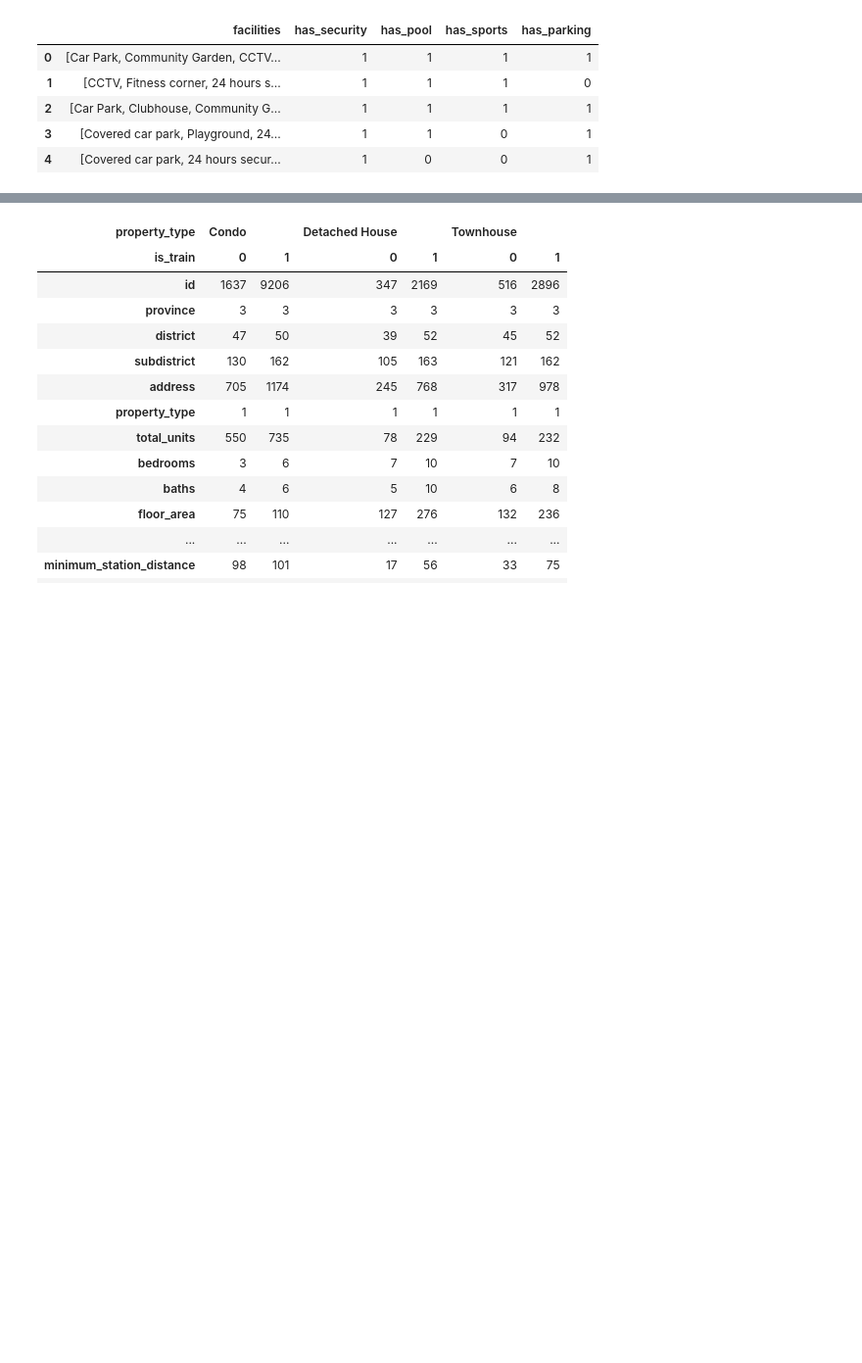
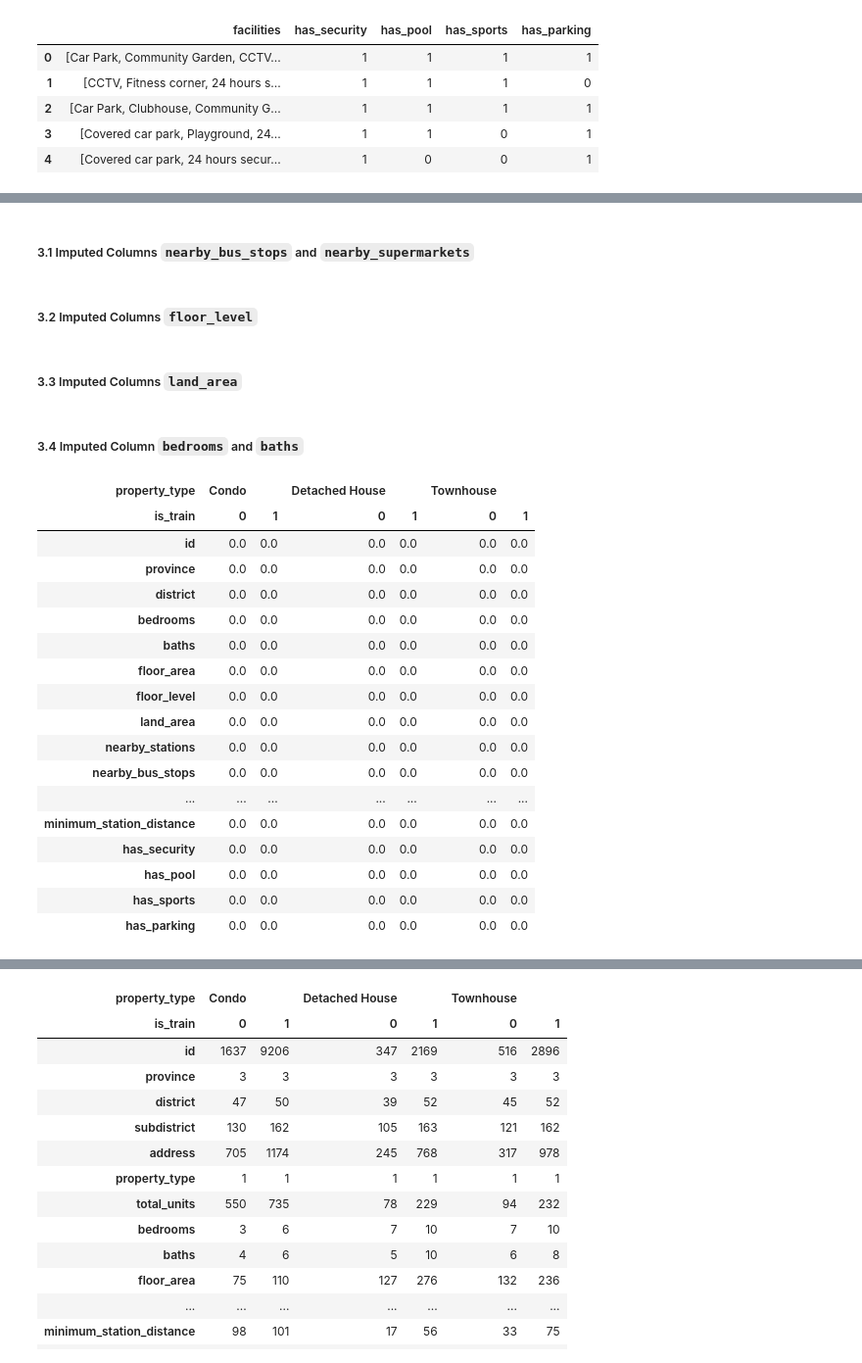
Before and after one commit to auttwitter/DSI-04, a Jupyter notebook: project_2/code/01_Clean_V2.ipynb, the cells around one changed output, grey strips where cells are left out. Shown: that part at 98% size. Cells and saved outputs as stored; diff of their text form; code cells hidden in the pictures; blank space fills up the shorter version.

```diff
--- a/project_2/code/01_Clean_V2.ipynb
+++ b/project_2/code/01_Clean_V2.ipynb
@@ -233,0 +379,2 @@ Name: count, dtype: int64
+# %% [markdown]
+##### 3.1 Imputed Columns `nearby_bus_stops` and `nearby_supermarkets`
@@ -233,0 +385,2 @@ Name: count, dtype: int64
+# %% [markdown]
+##### 3.2 Imputed Columns `floor_level`
@@ -233,0 +397,2 @@ Name: count, dtype: int64
+# %% [markdown]
+##### 3.3 Imputed Columns `land_area`
@@ -233,0 +413,2 @@ Name: count, dtype: int64
+# %% [markdown]
+##### 3.4 Imputed Column `bedrooms` and `baths`
@@ -233,0 +429,21 @@ Name: count, dtype: int64
+# %%
+df.groupby(['property_type','is_train']).agg(lambda group: (group.isnull().mean() * 100).round(2)).T
+# %% [output]
+| property_type | Condo |  | Detached House |  | Townhouse |  |
+| is_train | 0 | 1 | 0 | 1 | 0 | 1 |
+| id | 0.0 | 0.0 | 0.0 | 0.0 | 0.0 | 0.0 |
+| province | 0.0 | 0.0 | 0.0 | 0.0 | 0.0 | 0.0 |
+| district | 0.0 | 0.0 | 0.0 | 0.0 | 0.0 | 0.0 |
+| bedrooms | 0.0 | 0.0 | 0.0 | 0.0 | 0.0 | 0.0 |
+| baths | 0.0 | 0.0 | 0.0 | 0.0 | 0.0 | 0.0 |
+| floor_area | 0.0 | 0.0 | 0.0 | 0.0 | 0.0 | 0.0 |
+| floor_level | 0.0 | 0.0 | 0.0 | 0.0 | 0.0 | 0.0 |
+| land_area | 0.0 | 0.0 | 0.0 | 0.0 | 0.0 | 0.0 |
+| nearby_stations | 0.0 | 0.0 | 0.0 | 0.0 | 0.0 | 0.0 |
+| nearby_bus_stops | 0.0 | 0.0 | 0.0 | 0.0 | 0.0 | 0.0 |
+| ... | ... | ... | ... | ... | ... | ... |
+| minimum_station_distance | 0.0 | 0.0 | 0.0 | 0.0 | 0.0 | 0.0 |
+| has_security | 0.0 | 0.0 | 0.0 | 0.0 | 0.0 | 0.0 |
+| has_pool | 0.0 | 0.0 | 0.0 | 0.0 | 0.0 | 0.0 |
+| has_sports | 0.0 | 0.0 | 0.0 | 0.0 | 0.0 | 0.0 |
+| has_parking | 0.0 | 0.0 | 0.0 | 0.0 | 0.0 | 0.0 |
```
Also changed, not shown: parts of 45 cells of this notebook, 1 other file.
